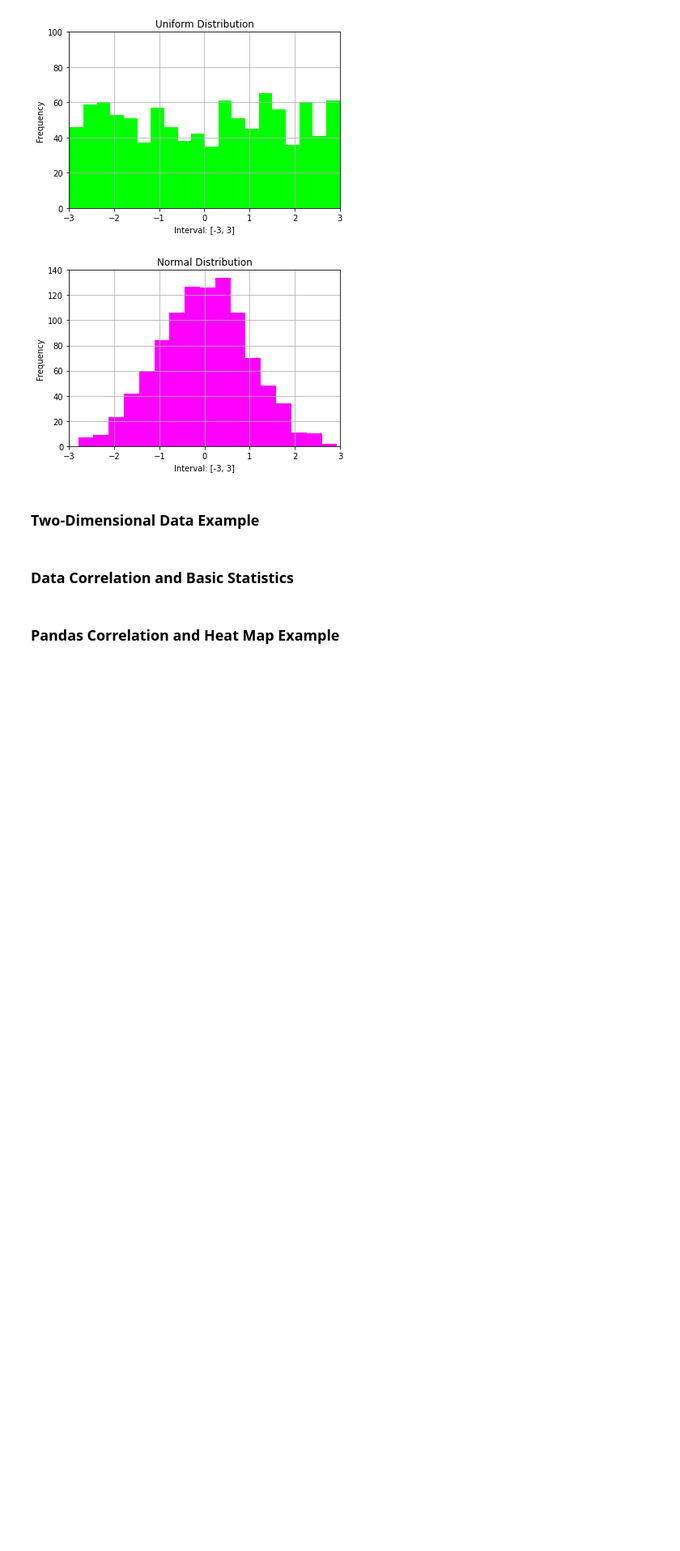
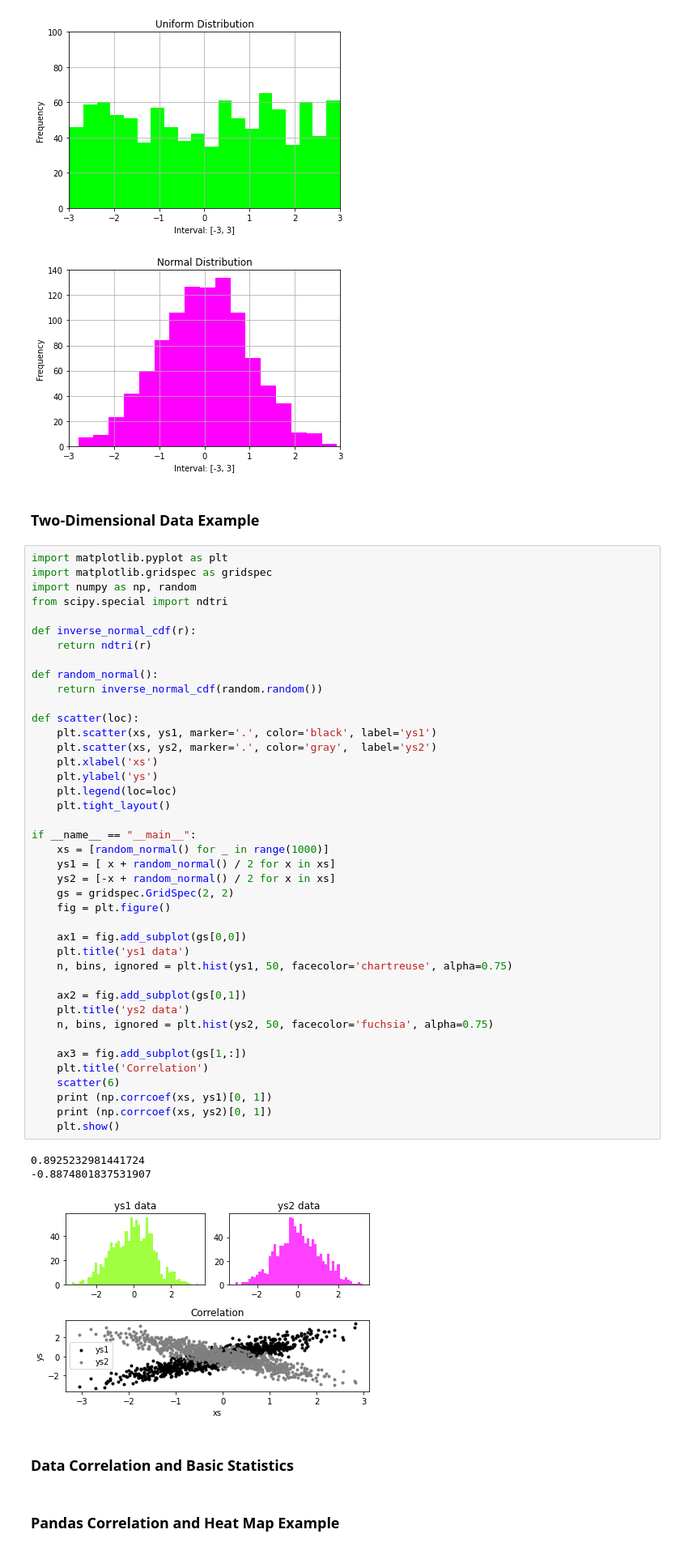
Before and after one commit to caiquemiranda/data-science-python-mongodb, a Jupyter notebook: 05-Working_with_data.ipynb, the cells around one changed output. Shown at 81% size. Drawn from its saved outputs; the diff is of its cells as text; blank space fills up the shorter version.

Commit message:
Two-Dimensional Data Example

```diff
--- a/05-Working_with_data.ipynb
+++ b/05-Working_with_data.ipynb
@@ -38,6 +38,51 @@ if __name__ == "__main__":
 [figure]
 # %% [markdown]
 ### Two-Dimensional Data Example
+# %%
+import matplotlib.pyplot as plt
+import matplotlib.gridspec as gridspec
+import numpy as np, random
+from scipy.special import ndtri
+
+def inverse_normal_cdf(r):
+    return ndtri(r)
+
+def random_normal():
+    return inverse_normal_cdf(random.random())
+
+def scatter(loc):
+    plt.scatter(xs, ys1, marker='.', color='black', label='ys1')
+    plt.scatter(xs, ys2, marker='.', color='gray',  label='ys2')
+    plt.xlabel('xs')
+    plt.ylabel('ys')
+    plt.legend(loc=loc)
+    plt.tight_layout()
+
+if __name__ == "__main__":
+    xs = [random_normal() for _ in range(1000)]
+    ys1 = [ x + random_normal() / 2 for x in xs]
+    ys2 = [-x + random_normal() / 2 for x in xs]
+    gs = gridspec.GridSpec(2, 2)
+    fig = plt.figure()
+
+    ax1 = fig.add_subplot(gs[0,0])
+    plt.title('ys1 data')
+    n, bins, ignored = plt.hist(ys1, 50, facecolor='chartreuse', alpha=0.75)
+
+    ax2 = fig.add_subplot(gs[0,1])
+    plt.title('ys2 data')
+    n, bins, ignored = plt.hist(ys2, 50, facecolor='fuchsia', alpha=0.75)
+
+    ax3 = fig.add_subplot(gs[1,:])
+    plt.title('Correlation')
+    scatter(6)
+    print (np.corrcoef(xs, ys1)[0, 1])
+    print (np.corrcoef(xs, ys2)[0, 1])
+    plt.show()
+# %% [output]
+0.8925232981441724
+-0.8874801837531907
+[figure, added]
 # %% [markdown]
 ### Data Correlation and Basic Statistics
 # %% [markdown]
```
